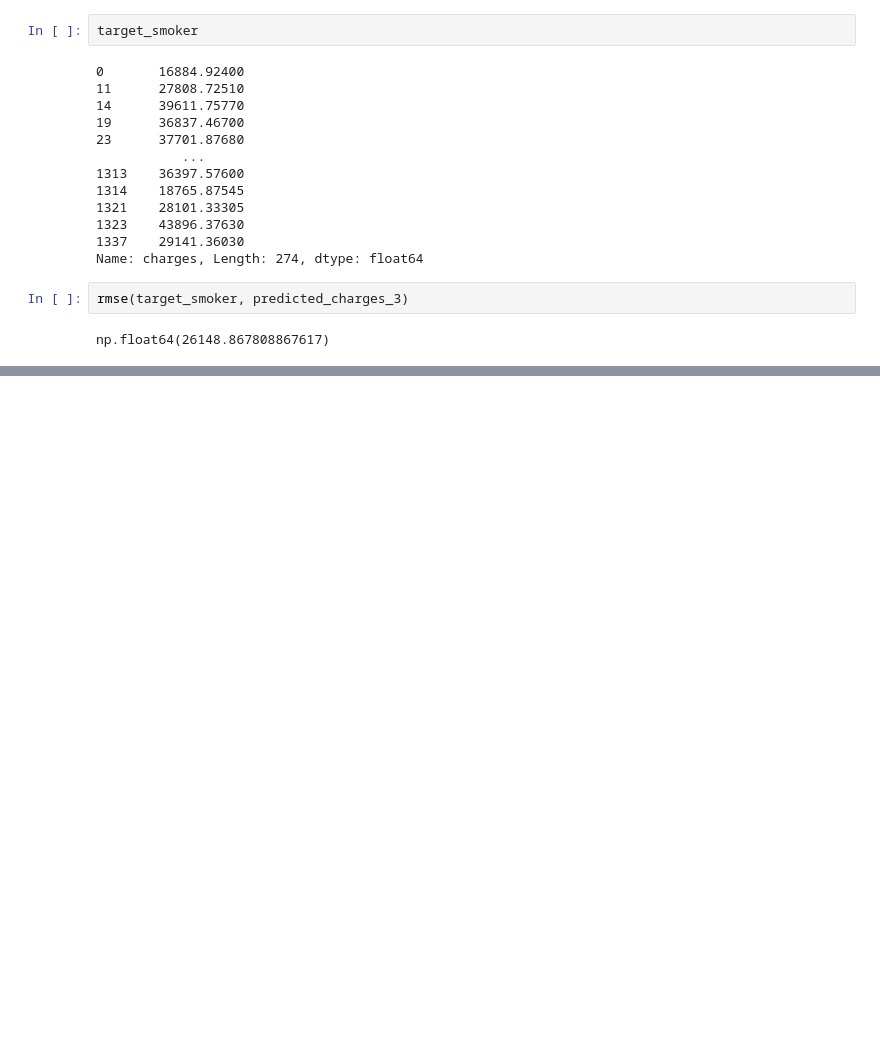
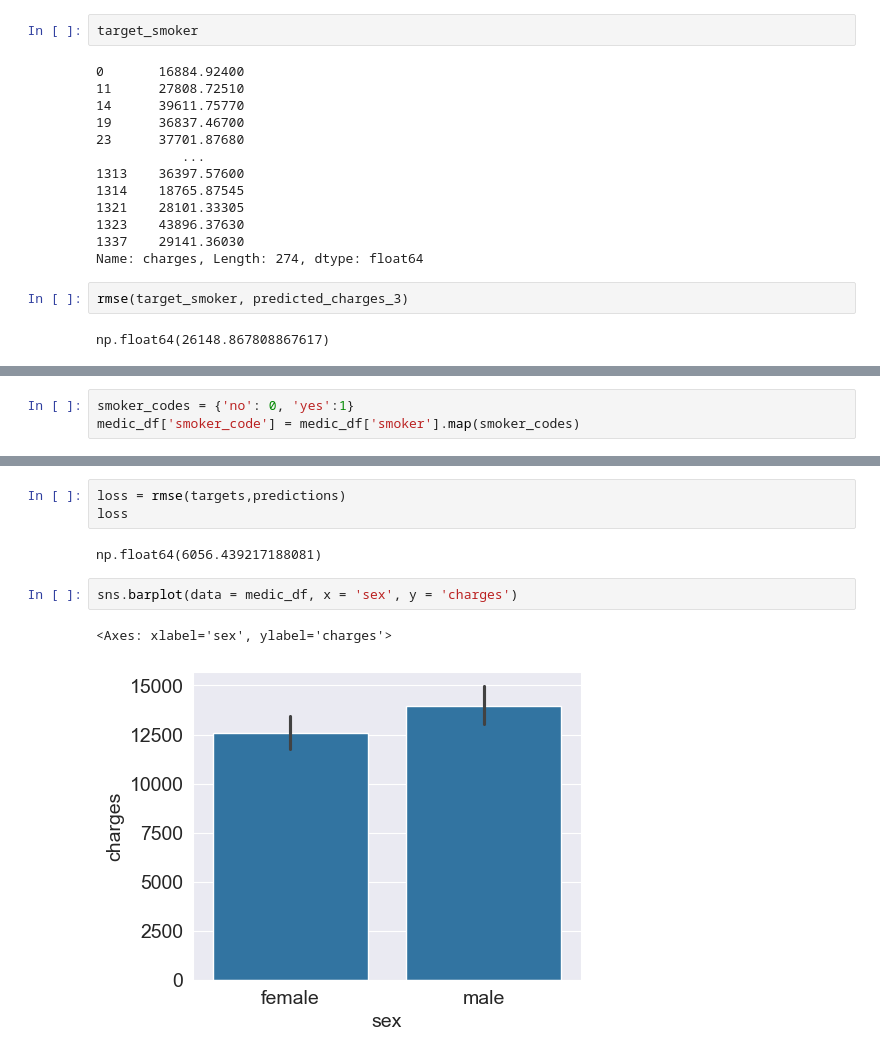
Before and after one commit to HembenDev/medical_insurance-estimation-model, a Jupyter notebook: medic.ipynb, the cells around one changed output, grey strips where cells are left out. Cells and saved outputs as stored; diff of their text form; blank space fills up the shorter version.

```diff
--- a/medic.ipynb
+++ b/medic.ipynb
@@ -578,0 +618,3 @@ np.float64(-18575937.17938786)
+# %%
+smoker_codes = {'no': 0, 'yes':1}
+medic_df['smoker_code'] = medic_df['smoker'].map(smoker_codes)
@@ -578,0 +650,10 @@ np.float64(-18575937.17938786)
+# %%
+loss = rmse(targets,predictions)
+loss
+# %% [output]
+np.float64(6056.439217188081)
+# %%
+sns.barplot(data = medic_df, x = 'sex', y = 'charges')
+# %% [output]
+<Axes: xlabel='sex', ylabel='charges'>
+[figure, added]
```
Also changed, not shown: parts of 41 cells of this notebook, 2 other files.
